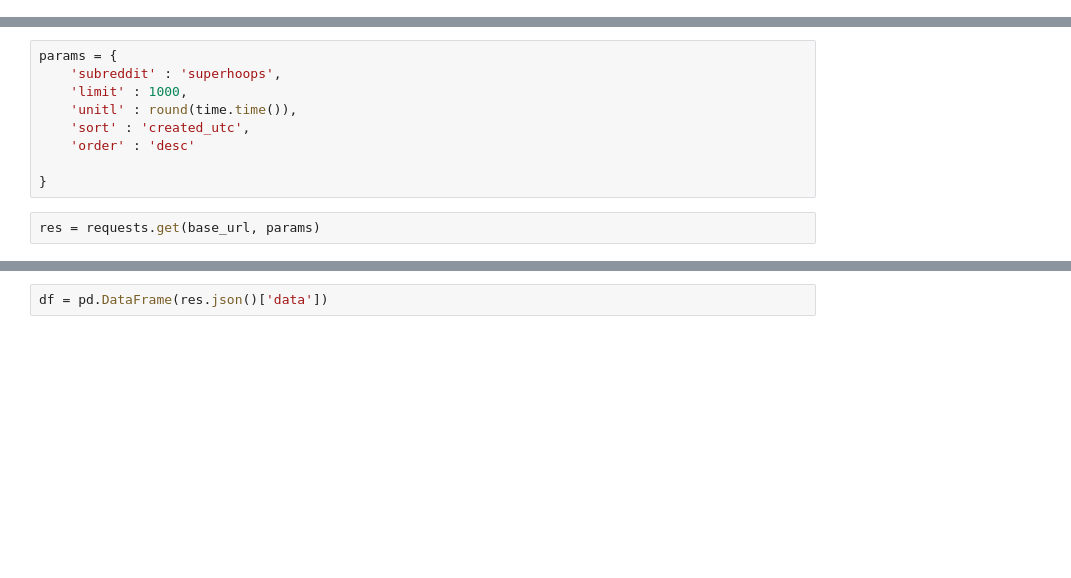
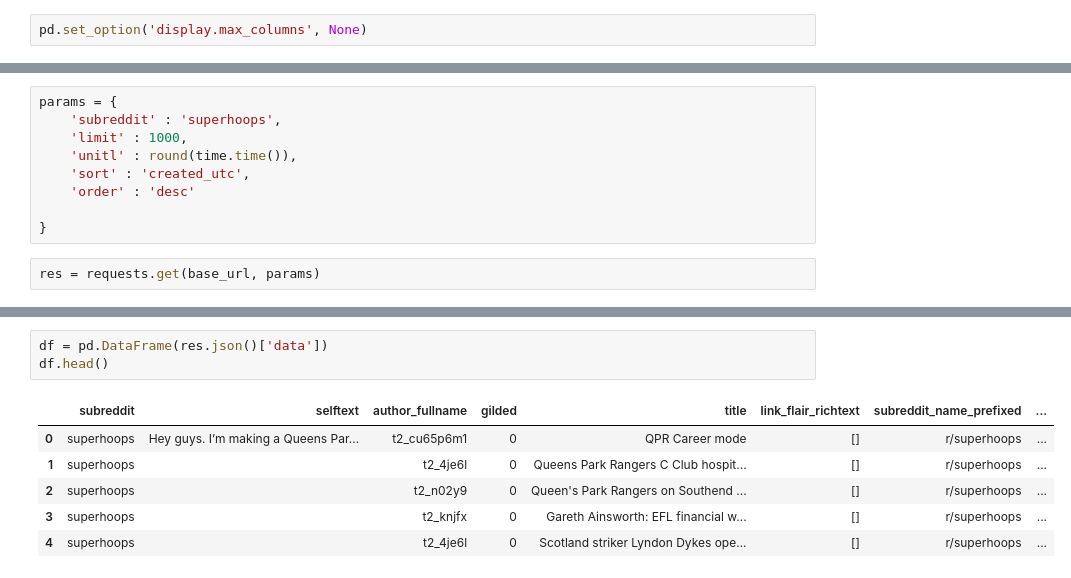
Before and after one commit to boay00/nlp-subreddits, a Jupyter notebook: practice.ipynb, the cells around one changed output, grey strips where cells are left out. Saved outputs shown, nothing was run; the diff lists cells and outputs as text; blank space fills up the shorter version.

```diff
--- a/practice.ipynb
+++ b/practice.ipynb
@@ -1,5 +1,7 @@
 # %%
 base_url = 'https://api.pushshift.io/reddit/submission/search'
+# %%
+pd.set_option('display.max_columns', None)
 # %%
 import requests
 import pandas as pd
@@ -33,3 +35,11 @@ res.json()['metadata']
 # %%
 df = pd.DataFrame(res.json()['data'])
+df.head()
+# %% [output]
+|  | subreddit | selftext | author_fullname | gilded | title | link_flair_richtext | subreddit_name_prefixed | ... |
+| 0 | superhoops | Hey guys. I’m making a Queens Par... | t2_cu65p6m1 | 0 | QPR Career mode | [] | r/superhoops | ... |
+| 1 | superhoops |  | t2_4je6l | 0 | Queens Park Rangers C Club hospit... | [] | r/superhoops | ... |
+| 2 | superhoops |  | t2_n02y9 | 0 | Queen's Park Rangers on Southend ... | [] | r/superhoops | ... |
+| 3 | superhoops |  | t2_knjfx | 0 | Gareth Ainsworth: EFL financial w... | [] | r/superhoops | ... |
+| 4 | superhoops |  | t2_4je6l | 0 | Scotland striker Lyndon Dykes ope... | [] | r/superhoops | ... |
 # %%
```
Also changed, not shown: parts of 6 cells of this notebook, 2 other files.
